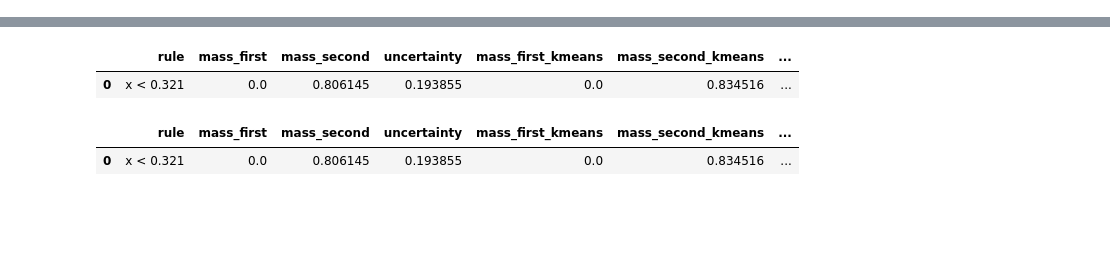
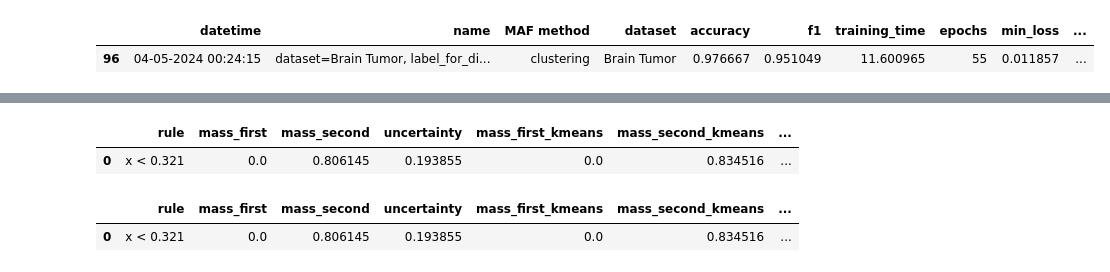
Before and after one commit to HaykTarkhanyan/DSGD-Enhanced, a Jupyter notebook: cdsgd/generate_report.ipynb, the cells around one changed output, grey strips where cells are left out. Saved outputs shown, nothing was run; the diff lists cells and outputs as text; code cells hidden in the pictures; blank space fills up the shorter version.

Commit message:
adds clusterless disances + working on report generation

```diff
--- a/cdsgd/generate_report.ipynb
+++ b/cdsgd/generate_report.ipynb
@@ -16,9 +16,10 @@ logging.basicConfig(level=logging.DEBUG, format="%(asctime)s [%(levelname)s] %(m
                     datefmt="%d-%b-%y %H:%M:%S")
 # %%
 class ReportGenerator:
-    def __init__(self, dataset: str, num_exps: int = 4,
+    def __init__(self, dataset: str, num_exps: int = 6,
                  rules_folder: str = RULE_FOLDER,
-                 results_file: str = "experiments.csv"):
+                 results_file: str = "experiments.csv",
+                 res_df_cols_ignore: list = ["breaks",	"mult_rules", 	"confusion_matrix",	"label_for_dist"]):
 
         assert os.path.exists(rules_folder), f"Rules folder `{rules_folder}` does not exist"
         assert os.path.exists(results_file), f"Results csv file `{results_file}` does not exist"
@@ -49,15 +50,32 @@ class ReportGenerator:
 
         logging.info(f"Rules for dataset `{dataset}` loaded, found experiments {self.exp_names}")
 
-        self.df_res = pd.read_csv(results_file)
-        self.df_res = self.df_res[self.df_res["name"].isin(self.exp_full_names)].tail(num_exps)
+        # ----------------------- Load df results ----------------------- #
+        self.res_df_cols_ignore = res_df_cols_ignore
+        self.res_df = pd.read_csv(results_file, usecols=lambda x: x not in self.res_df_cols_ignore)
+        self.res_df = self.res_df[self.res_df["name"].isin(self.exp_full_names)].tail(num_exps)
 
-        assert len(self.df_res) == num_exps, f"Expected 4 experiments, found {len(self.df_res)}"
+        assert len(self.res_df) == num_exps, f"Expected 4 experiments, found {len(self.res_df)}"
 
-        self.df_res["exp_name"] = self.df_res.apply(self.get_experiment_name_for_df, axis=1)
+        self.res_df["exp_name"] = self.res_df.apply(self.get_experiment_name_for_df, axis=1)
+        assert set(self.res_df["exp_name"]) == set(self.exp_names), \
+            f"Most likely missing some experiments. Found {set(self.res_df['exp_name'])}, expected {set(self.exp_names)}"
 
+        self.res_df["initial_loss"] = self.res_df["all_losses"].apply(lambda x: eval(x)[0])
         logging.info(f"Results for dataset `{dataset}` loaded")
 
+    def get_bar_plots_res(self, ys=["training_time", "accuracy", "f1", "min_loss", "initial_loss"],
+                             show=False):
+        # get_bar = lambda y
+        fig = px.bar(self.res_df, x="exp_name", y=ys,
+                     title=f"Metrics for dataset `{self.dataset}`",
+                     barmode='group')
+                     # stack next to each other
+
+
+
+
+        return fig
 
     def convert_rules_dict_to_df(self):
         # https://stackoverflow.com/questions/23668427/pandas-three-way-joining-multiple-dataframes-on-columns
@@ -94,6 +112,10 @@ class ReportGenerator:
             return "uniform"
         elif "random" in file_name:
             return "random"
+        elif "means_no_clustering" in file_name:
+            return "means_no_clustering"
+        elif "density_no_clustering" in file_name:
+            return "density_no_clustering"
         elif "clustering" in file_name:
             if "kmeans" in file_name:
                 return "kmeans"
@@ -120,0 +130,2 @@ R.df_res
+# %%
+R = ReportGenerator("Brain Tumor", num_exps=6)
@@ -120,0 +135,5 @@ R.df_res
+# %%
+R.res_df.head(1)
+# %% [output]
+|  | datetime | name | MAF method | dataset | accuracy | f1 | training_time | epochs | min_loss | ... |
+| 96 | 04-05-2024 00:24:15 | dataset=Brain Tumor, label_for_di... | clustering | Brain Tumor | 0.976667 | 0.951049 | 11.600965 | 55 | 0.011857 | ... |
```
Also changed, not shown: parts of 5 cells of this notebook, 18 other files.
